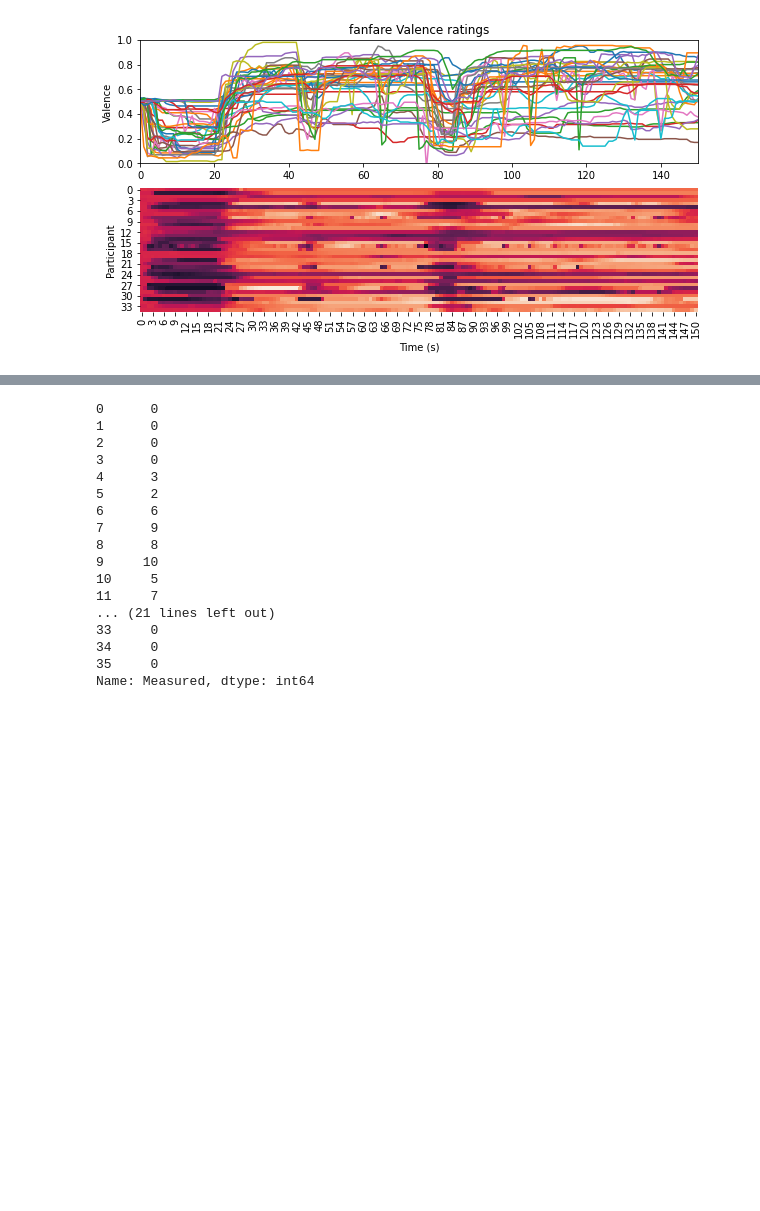
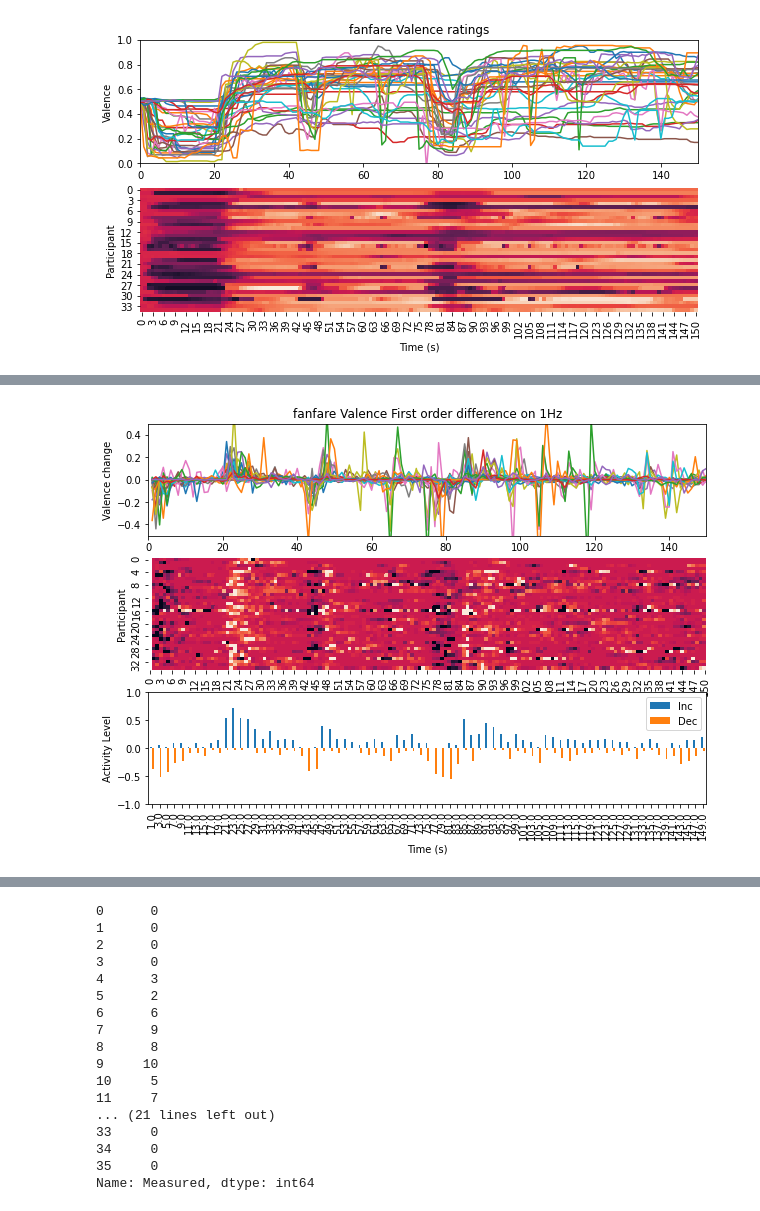
Before and after one commit to finn42/ActivityAnalysis_PythonConversion, a Jupyter notebook: Activity Analysis demo 1.ipynb, the cells around one changed output, grey strips where cells are left out. Saved outputs shown, nothing was run; the diff lists cells and outputs as text; code cells hidden in the pictures; blank space fills up the shorter version.

Commit message:
Alternative calculation for local activity statistics

```diff
--- a/Activity Analysis demo 1.ipynb
+++ b/Activity Analysis demo 1.ipynb
@@ -85,0 +106,44 @@ plt.show()
+# %%
+fig = plt.figure(figsize=(10,7))
+
+# plot the changes in ratings as the first order difference series on these 1 Hz sampled continuous ratings.
+#line plot
+ax = fig.add_subplot(311)
+D['Data'].diff().plot(ax=ax,legend=False)
+plt.ylim(-0.5,0.5)
+plt.xlim(D['Time'][0],D['Time'][-1])
+plt.title(D['Piece'] + ' ' + D['Measure'] + ' First order difference on ' + str(D['sF']) + 'Hz')
+plt.ylabel(D['Measure'] + ' change')
+# heatmap
+ax = fig.add_subplot(312)
+sns.heatmap(D['Data'].diff().transpose(),ax=ax,cbar=False,vmin=-0.1, vmax=0.1)#, cmap="YlGnBu")
+plt.ylabel('Participant')
+
+# evaluate the changes in terms of "activity" for activity analysis.
+FrameSize = 2 # evaluate whether a response shows an event over 2 second time frames
+HopSize = 2 # evaluate frames every 2 seconds. With HopSize=FrameSize the activity assessed is non-overlapping, i.e. independent.
+Thresh = 0.025 # the scalar minimum value of rating change needed in a frame to be counted as an event
+
+# Count the number of responses showing activity in each frame
+# ACTS is a pandas dataframe with:
+#       - an index of time stamps corresponding to the frame midpoints
+#       - point process columns for each response in D['Data'],
+#              with 1 indicating detected activity for that response in that frame,
+#              0 no activity detected
+#       - a final column 'Total' reporting the ratio of responses showing activity in each time frame
+# first we evaluate the activity levels for increases in ratings (greater than Thresh)
+ACTS=act.activityCount(D['Data'],FrameSize,HopSize,Thresh,'Inc')
+AC=pd.DataFrame({'Inc':ACTS['Total']})
+# then we evaluate the activity levels for decreases in ratings (greater than Thresh)
+ACTS=act.activityCount(D['Data'],FrameSize,HopSize,Thresh,'Dec')
+AC['Dec'] = -ACTS['Total']
+
+ax = fig.add_subplot(313)
+# plot the activity levels for rating changes (inc/dec)
+AC.plot.bar(ax=ax)
+plt.ylim(-1,1)
+plt.ylabel('Activity Level')
+plt.xlabel('Time (s)')
+plt.show()
+# %% [output]
+[figure, added]
```
Also changed, not shown: parts of 21 cells of this notebook, 2 other files.
